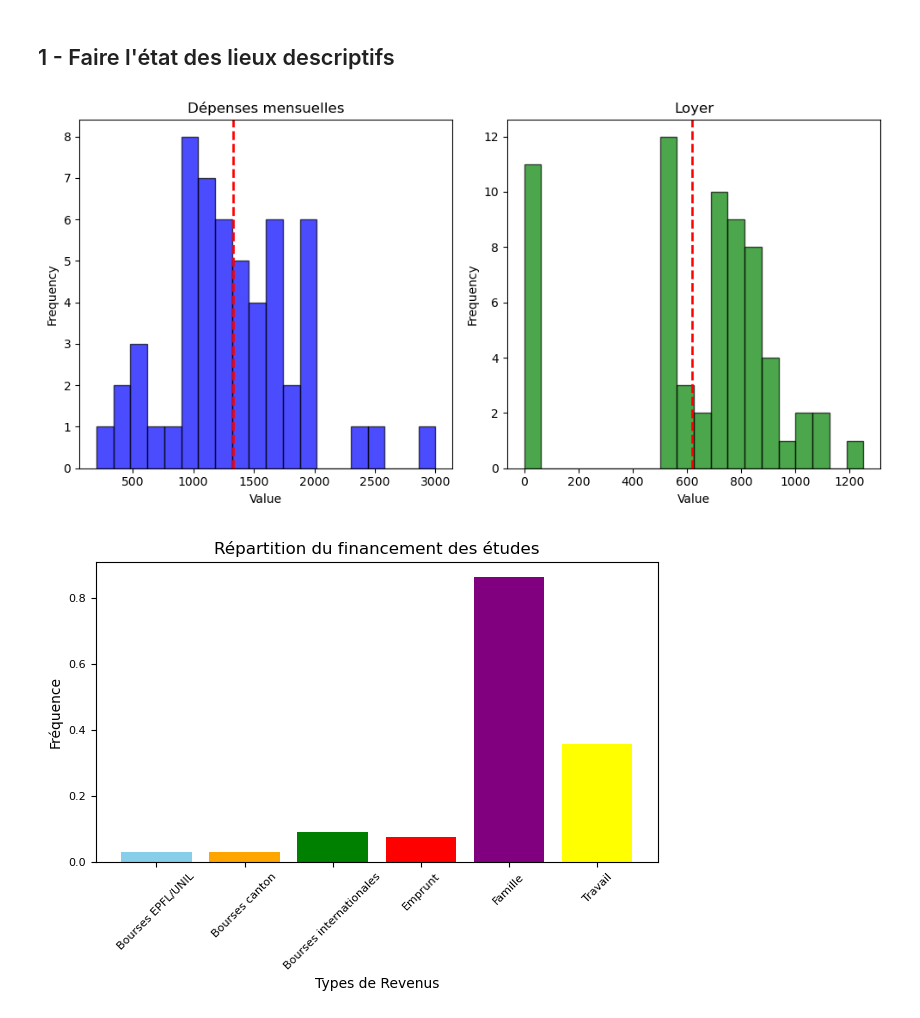
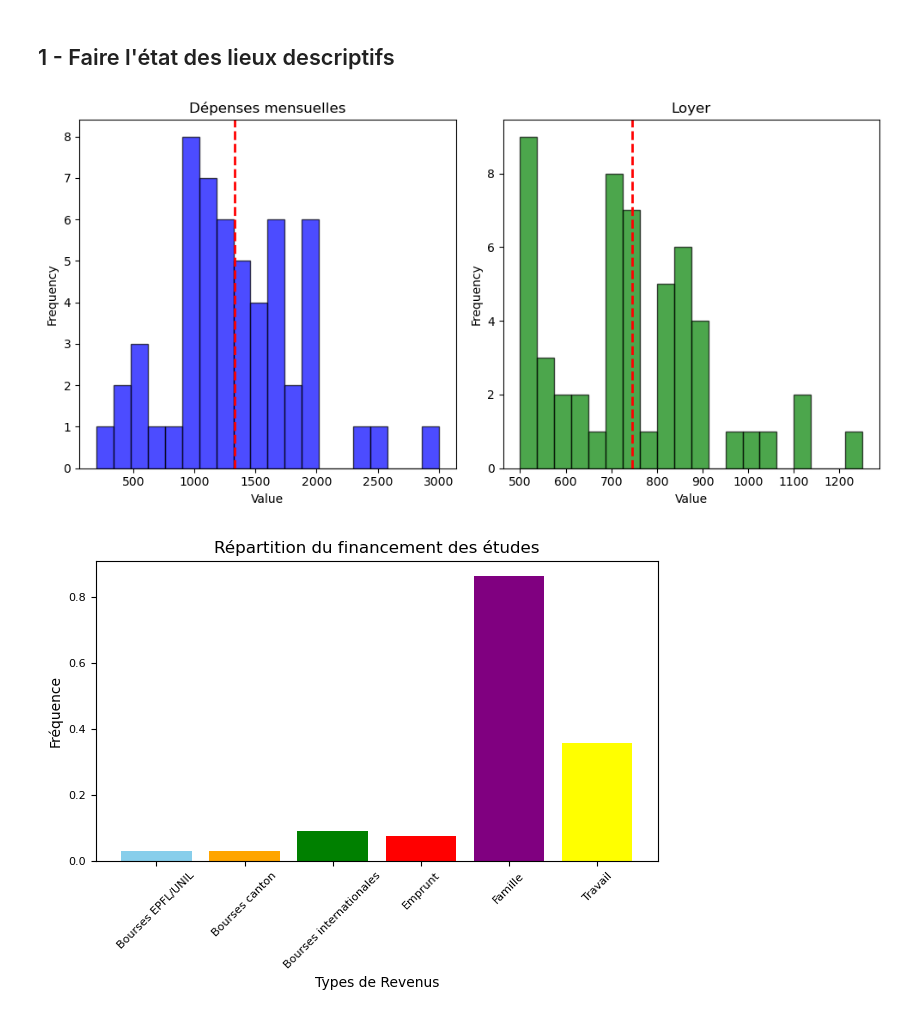
Before and after one commit to ClarissePierre/Precarite_Analyse, a Jupyter notebook: analyse.ipynb, the cells around one changed output. Cells and saved outputs as stored; diff of their text form; code cells hidden in the pictures.

```diff
--- a/analyse.ipynb
+++ b/analyse.ipynb
@@ -333,32 +333,32 @@ data.head()
 # %%
 # Histogrammes des dépenses mensuelles et des prix des loyers
 
 # Create figure and subplots
 fig, axs = plt.subplots(1, 2, figsize=(10, 5))
 
 # Plot histogram and mean line for panel 1
 axs[0].hist(data['Dépenses'], bins=20, alpha=0.7, color='blue', edgecolor='black')
 mean1 = np.mean(data['Dépenses'])
 axs[0].axvline(mean1, color='red', linestyle='dashed', linewidth=2)
 axs[0].set_title('Dépenses mensuelles')
 axs[0].set_xlabel('Value')
 axs[0].set_ylabel('Frequency')
 
 # Plot histogram and mean line for panel 2
-axs[1].hist(data['Loyer'], bins=20, alpha=0.7, color='green', edgecolor='black')
-mean2 = np.mean(data['Loyer'])
+axs[1].hist(data['Loyer'][data['Loyer']!=0], bins=20, alpha=0.7, color='green', edgecolor='black')
+mean2 = np.mean(data['Loyer'][data['Loyer']!=0])
 axs[1].axvline(mean2, color='red', linestyle='dashed', linewidth=2)
 axs[1].set_title('Loyer')
 axs[1].set_xlabel('Value')
 axs[1].set_ylabel('Frequency')
 
 # Adjust layout
 plt.tight_layout()
 
 # Show plot
 plt.show()
 # %% [output]
-[figure, old version]
+[figure, new version]
 # %%
 # Histogramme des sources de revenus
 
```
Also changed, not shown: parts of 23 cells of this notebook.
